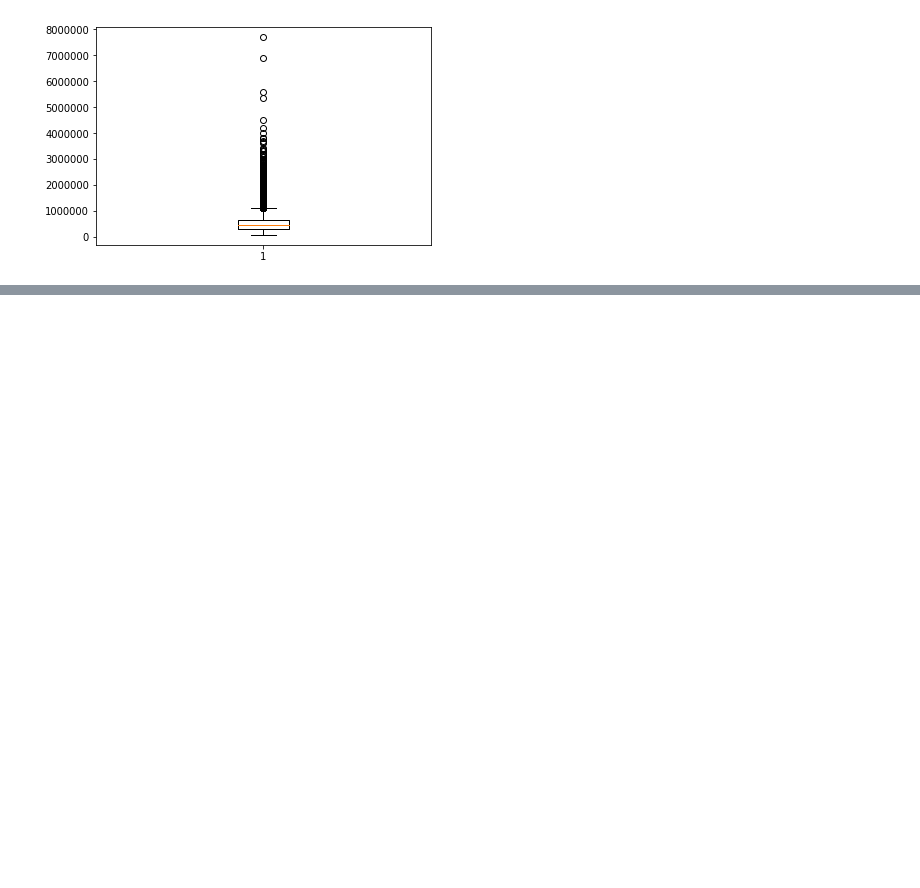
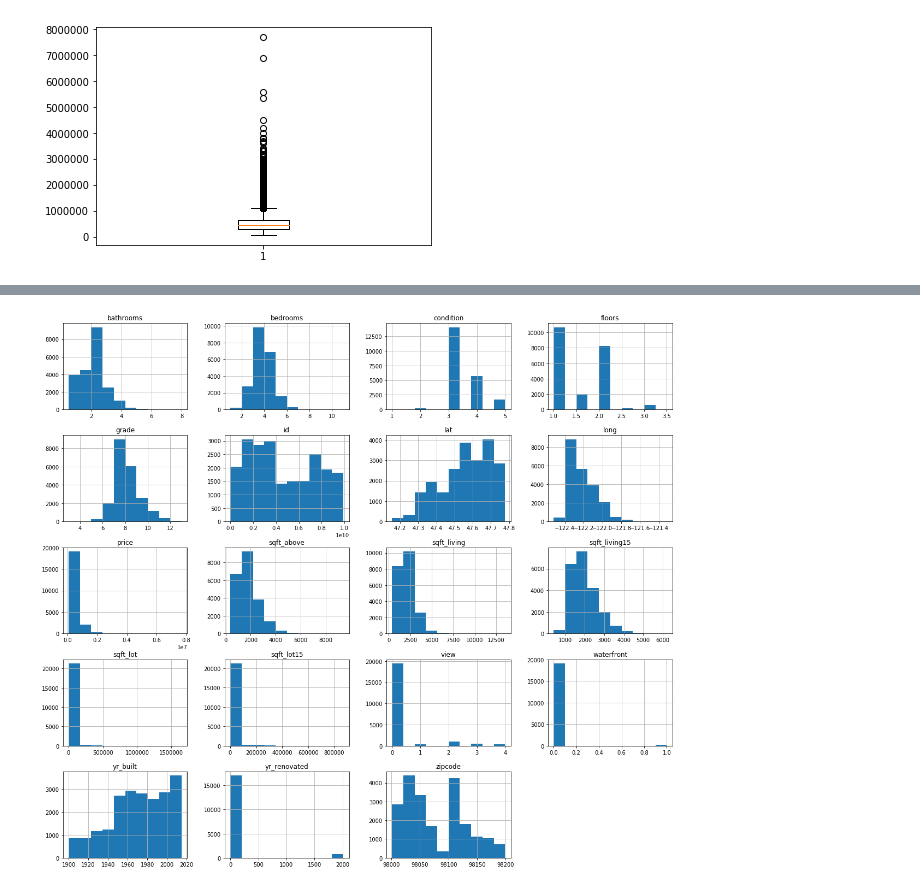
Before and after one commit to taramullin/dsc-1-final-project-online-ds-pt-041519, a Jupyter notebook: student.ipynb, the cells around one changed output, grey strips where cells are left out. Drawn from its saved outputs; the diff is of its cells as text; code cells hidden in the pictures; blank space fills up the shorter version.

```diff
--- a/student.ipynb
+++ b/student.ipynb
@@ -296,0 +324,4 @@ plt.show()
+# %%
+df.hist(figsize = (20,18));
+# %% [output]
+[figure, added]
```
Also changed, not shown: parts of 12 cells of this notebook.
